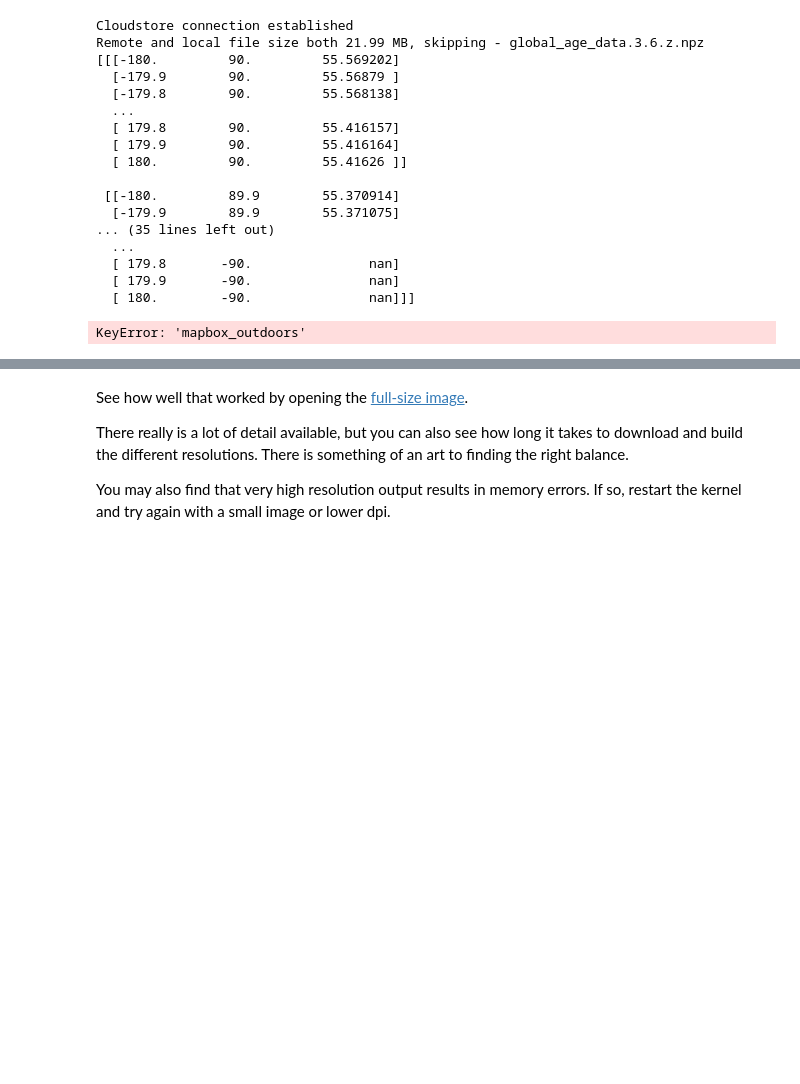
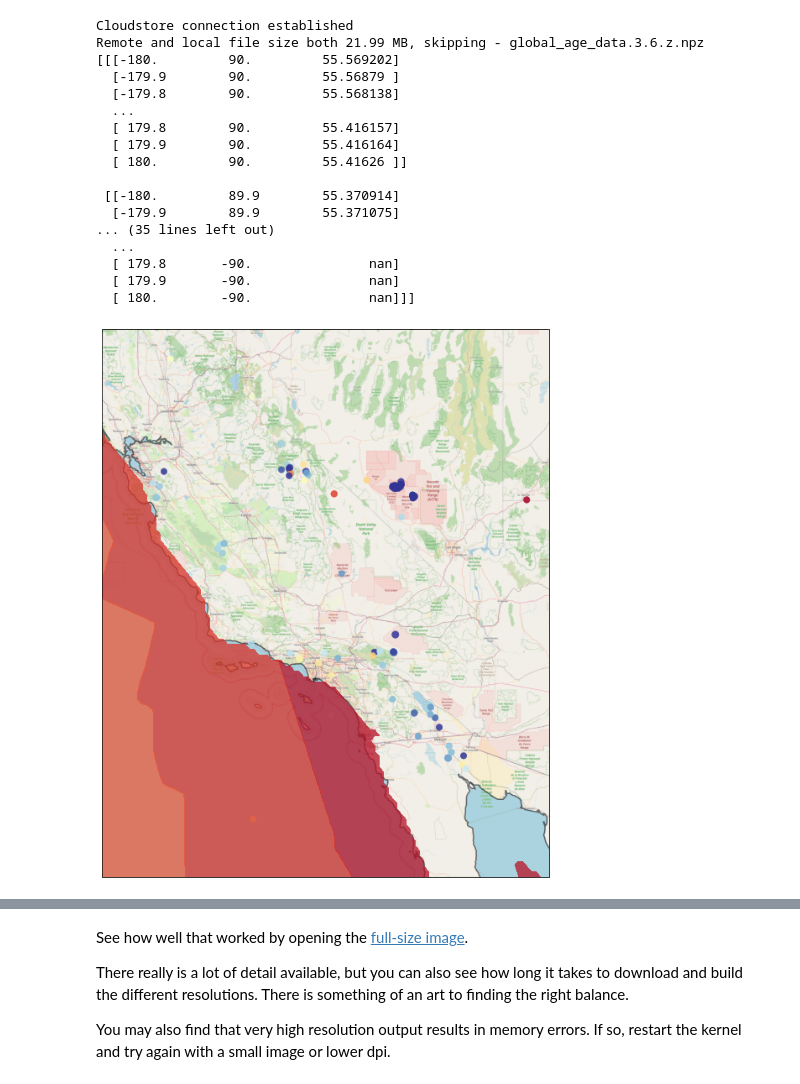
Before and after one commit to ANU-RSES-Education/EMSC-4033-2022-assignment-Group4, a Jupyter notebook: Holly/MapMaker.ipynb, the cells around one changed output, grey strips where cells are left out. Drawn from its saved outputs; the diff is of its cells as text; code cells hidden in the pictures; blank space fills up the shorter version.

```diff
--- a/Holly/MapMaker.ipynb
+++ b/Holly/MapMaker.ipynb
@@ -102,34 +100,34 @@ Remote and local file size both 21.99 MB, skipping - global_age_data.3.6.z.npz
 # %%
 ## specify some shapefile data (?)
 # %%
-map_tiles = map_tiles_dictionary[basemap_name]
+map_tiles = map_tiles_dictionary["open_street_map"]
 
 fig = plt.figure(figsize=(12, 12), facecolor="none")
 
 # Create a GeoAxes in the tile's projection.
 ax = plt.axes(projection=map_tiles.crs)
 
 # Set the size of the map
 ax.set_extent(map_extent)
 # Add the on-demand image - the second argument is the resolution and needs to be balanced with the
 # size of the area the map covers.
 
 ax.add_image(map_tiles, 8)
 ax.add_feature(coastline, linewidth=1.5,  edgecolor="Black", zorder=1, alpha=0.5)
 for feature in water_features:
     ax.add_feature(feature,    linewidth=1.0,  edgecolor="Blue",  zorder=2, alpha=0.5)
 
 ## Add point data (lon, lat,colormapped variable, size variable)
 ax.scatter(point_data[:,0], point_data[:,1], 10.0* point_data[:,3], c=point_data[:,2], marker='o',
                cmap=cm.RdYlBu_r, alpha = 0.85, linewidth=0.5, transform=ccrs.Geodetic())
 
 
 ## Add raster data as contours
 
 cf = ax.contourf(raster[:,:,0], raster[:,:,1], raster[:,:,2],
          levels = np.arange(0.5,250,10), vmin=0, vmax=150,
          transform=ccrs.PlateCarree(),  cmap="RdYlBu",zorder=2, alpha=0.75)
 # %% [output]
-KeyError: 'mapbox_outdoors'
+[figure, added]
 # %%
 fig.savefig("LA_Basin_Map.png", dpi=600)
```
Also changed, not shown: parts of 4 cells of this notebook, 1 other file.
